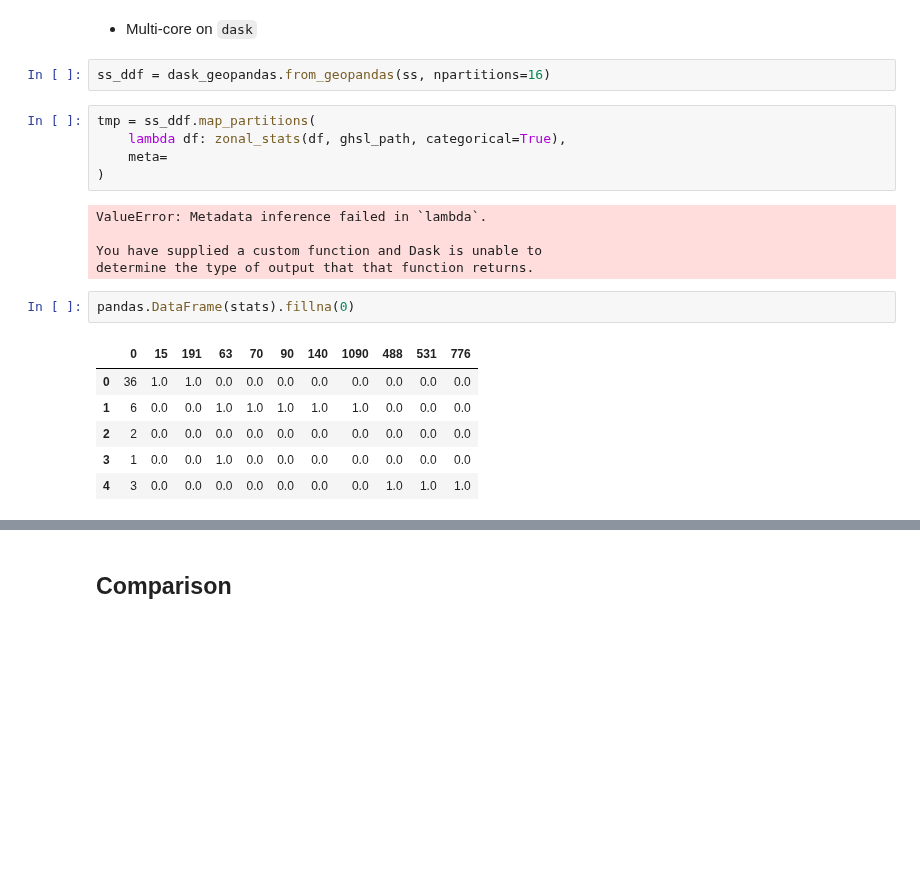
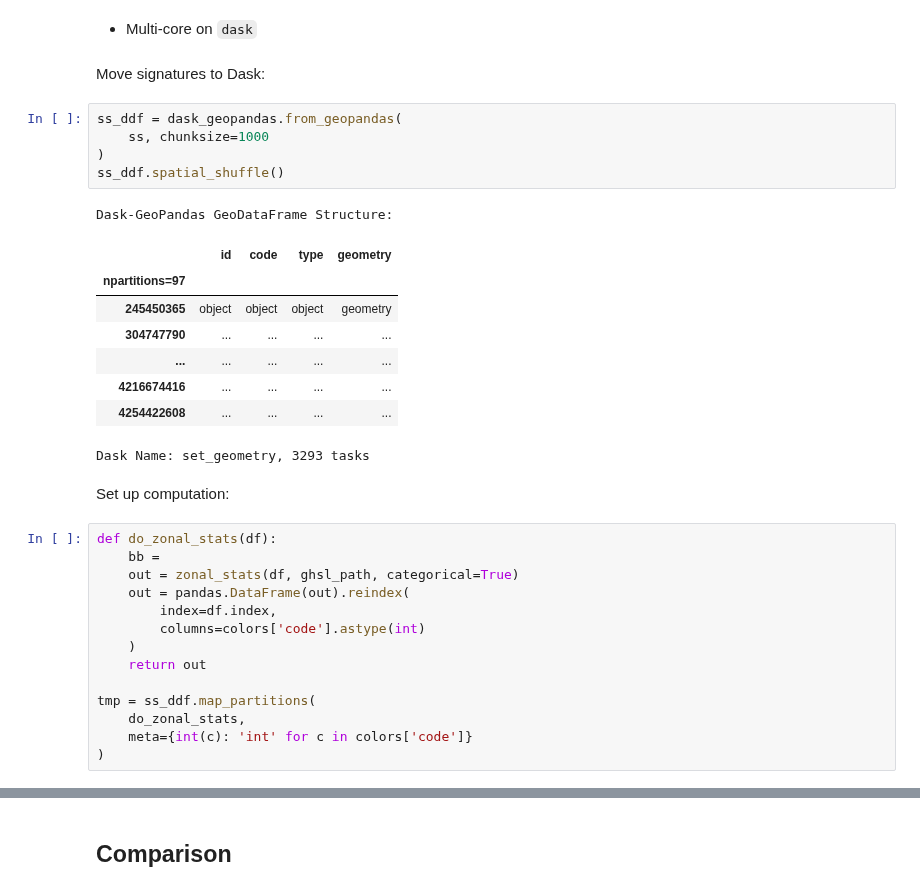
Before and after one commit to urbangrammarai/spatial_signatures, a Jupyter notebook: docs/_sources/clusters/validation_GHS_BUILT_C_MSZ.ipynb, the cells around one changed output, grey strips where cells are left out. Saved outputs shown, nothing was run; the diff lists cells and outputs as text; blank space fills up the shorter version.

```diff
--- a/docs/_sources/clusters/validation_GHS_BUILT_C_MSZ.ipynb
+++ b/docs/_sources/clusters/validation_GHS_BUILT_C_MSZ.ipynb
@@ -42,23 +195,35 @@ Wall time: 3.34 s
 # %% [markdown]
 - Multi-core on `dask`
+# %% [markdown]
+Move signatures to Dask:
 # %%
-ss_ddf = dask_geopandas.from_geopandas(ss, npartitions=16)
+ss_ddf = dask_geopandas.from_geopandas(
+    ss, chunksize=1000
+)
+ss_ddf.spatial_shuffle()
+# %% [output]
+Dask-GeoPandas GeoDataFrame Structure:
+|  | id | code | type | geometry |
+| npartitions=97 |  |  |  |  |
+| 245450365 | object | object | object | geometry |
+| 304747790 | ... | ... | ... | ... |
+| ... | ... | ... | ... | ... |
+| 4216674416 | ... | ... | ... | ... |
+| 4254422608 | ... | ... | ... | ... |
+Dask Name: set_geometry, 3293 tasks
+# %% [markdown]
+Set up computation:
 # %%
+def do_zonal_stats(df):
+    bb =
+    out = zonal_stats(df, ghsl_path, categorical=True)
+    out = pandas.DataFrame(out).reindex(
+        index=df.index,
+        columns=colors['code'].astype(int)
+    )
+    return out
+
 tmp = ss_ddf.map_partitions(
-    lambda df: zonal_stats(df, ghsl_path, categorical=True),
-    meta=
+    do_zonal_stats,
+    meta={int(c): 'int' for c in colors['code']}
 )
-# %% [output]
-ValueError: Metadata inference failed in `lambda`.
-
-You have supplied a custom function and Dask is unable to
-determine the type of output that that function returns.
-# %%
-pandas.DataFrame(stats).fillna(0)
-# %% [output]
-|  | 0 | 15 | 191 | 63 | 70 | 90 | 140 | 1090 | 488 | 531 | 776 |
-| 0 | 36 | 1.0 | 1.0 | 0.0 | 0.0 | 0.0 | 0.0 | 0.0 | 0.0 | 0.0 | 0.0 |
-| 1 | 6 | 0.0 | 0.0 | 1.0 | 1.0 | 1.0 | 1.0 | 1.0 | 0.0 | 0.0 | 0.0 |
-| 2 | 2 | 0.0 | 0.0 | 0.0 | 0.0 | 0.0 | 0.0 | 0.0 | 0.0 | 0.0 | 0.0 |
-| 3 | 1 | 0.0 | 0.0 | 1.0 | 0.0 | 0.0 | 0.0 | 0.0 | 0.0 | 0.0 | 0.0 |
-| 4 | 3 | 0.0 | 0.0 | 0.0 | 0.0 | 0.0 | 0.0 | 0.0 | 1.0 | 1.0 | 1.0 |
```
Also changed, not shown: parts of 26 cells of this notebook, 3 other files.
